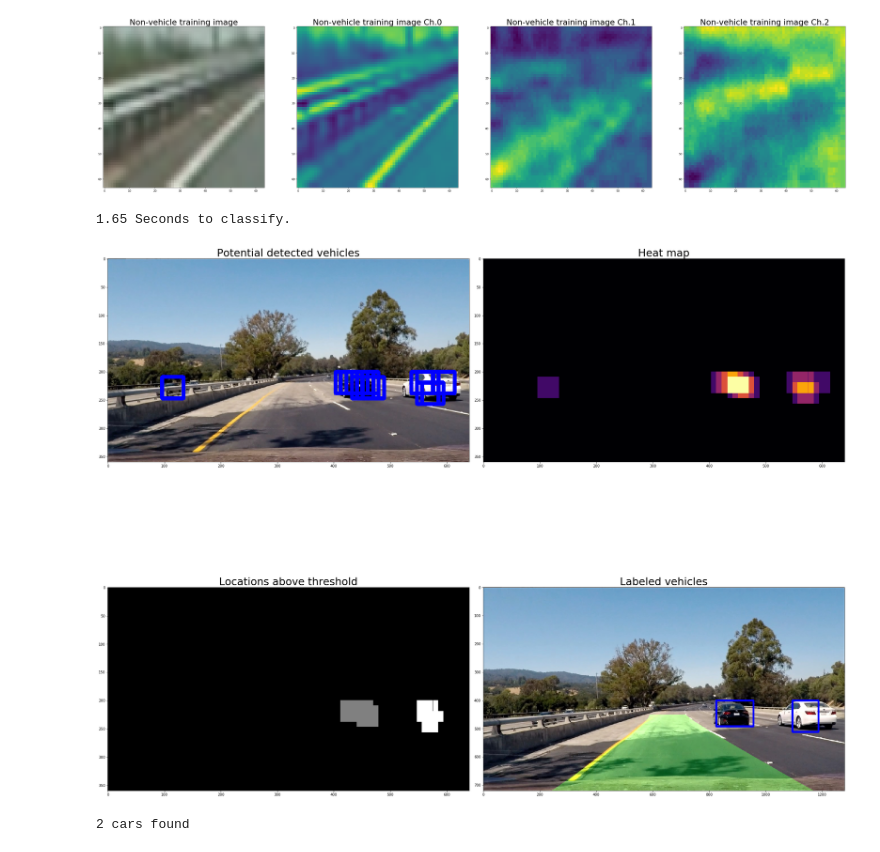
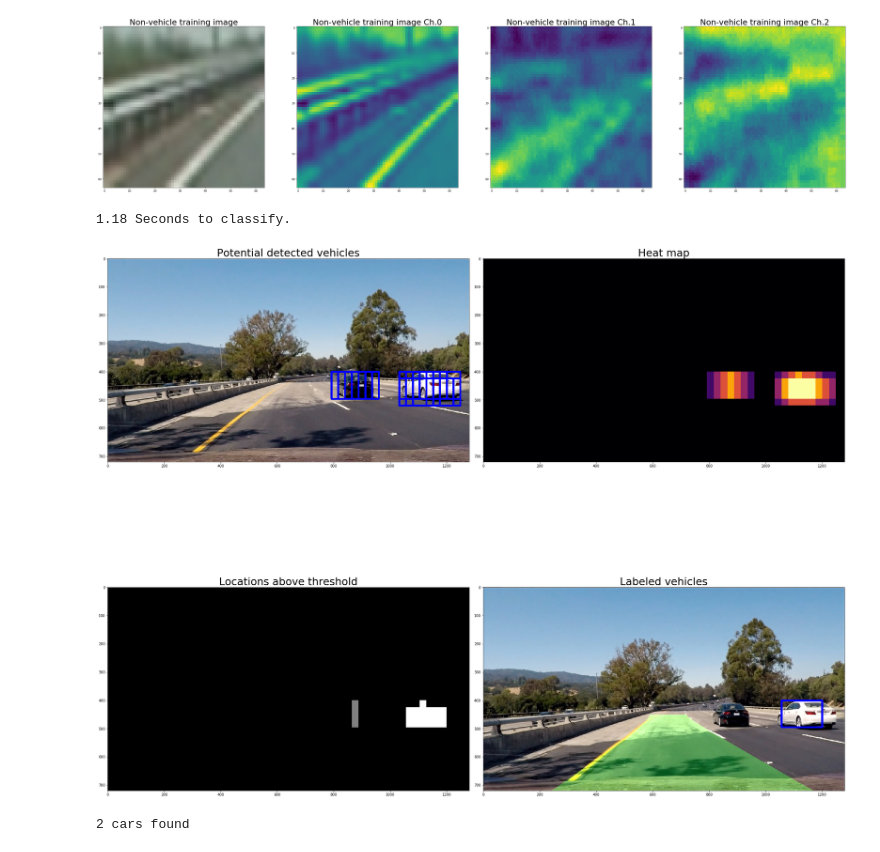
Before and after one commit to henyau/SDC_proj5, a Jupyter notebook: VehicleDetection_Keras.ipynb, the cells around one changed output. Drawn from its saved outputs; the diff is of its cells as text; code cells hidden in the pictures.

```diff
--- a/VehicleDetection_Keras.ipynb
+++ b/VehicleDetection_Keras.ipynb
@@ -272,7 +272,7 @@ def find_cars(img, ystart, ystop, scale, clf, X_scaler, orient, pix_per_cell, ce
     else return just the heatmap
     """
     draw_img = np.copy(img)
-#     img = img.astype(np.float32)/255 # not sure why this was in here... it is normalized by X_scaler
+    img = img.astype(np.float32)/255
 
     img_tosearch = img[ystart:ystop,:,:]
     ctrans_tosearch = convert_color(img_tosearch, conv='RGB2YCrCb')
@@ -336,7 +336,7 @@ def find_cars(img, ystart, ystop, scale, clf, X_scaler, orient, pix_per_cell, ce
             test_prediction = (clf.predict(test_features))
 #             print(test_prediction)
 
-            if test_prediction >0.4:
+            if test_prediction >0.95:
                 xbox_left = np.int(xleft*scale)
                 ytop_draw = np.int(ytop*scale)
                 win_draw = np.int(window*scale)
@@ -373,7 +373,7 @@ font = cv2.FONT_HERSHEY_SIMPLEX
 img = mpimg.imread('./data/test_images/test4.jpg')
 t=time.time()
 
-scale_img = 2
+scale_img = 1
 
 # out_img1, heat_img1 = find_cars(img, ystart, ystop, scale, svc, X_scaler, orient, pix_per_cell, cell_per_block, spatial_size, hist_bins)
 
@@ -382,12 +382,19 @@ img_small = cv2.resize(img,None, fx=1/scale_img, fy=1/scale_img, interpolation =
 
 
 # out_img1, heat_img1 = find_cars(img_small, ystart//scale_img, ystop//scale_img, scale, clf, X_scaler, orient, pix_per_cell, cell_per_block, spatial_size, hist_bins)
-scale = 1.2
+scale = 0.7
 use_tf_b = True
 
 if use_tf_b == True:
+    scale = 2
     out_img1, heat_img1 = find_cars(img_small, int(ystart//scale_img), int(ystop//scale_img), scale, clf, X_scaler, \
                      orient, pix_per_cell, cell_per_block, spatial_size, hist_bins, cells_per_step = 1)
+#     scale = 2
+#     out_img2, heat_img2 = find_cars(img_small, int(ystart//scale_img), int(ystop//scale_img), scale, clf, X_scaler, \
+#                      orient, pix_per_cell, cell_per_block, spatial_size, hist_bins, cells_per_step = 1)
+#     scale = 1
+#     out_img3, heat_img3 = find_cars(img_small, int(ystart//scale_img), int(ystop//scale_img), scale, clf, X_scaler, \
+#                      orient, pix_per_cell, cell_per_block, spatial_size, hist_bins, cells_per_step = 2)
 
 else:
     out_img1, heat_img1 = find_cars(img_small, int(ystart//scale_img), int(ystop//scale_img), scale, svc, X_scaler, \
@@ -397,8 +404,8 @@ else:
 # out_img2, heat_img2 = find_cars(img_small, int(ystart//scale_img), int(ystop//scale_img), scale, clf, X_scaler, \
 #                      orient, pix_per_cell, cell_per_block, spatial_size, hist_bins, cells_per_step = 2)
 
-heat_img = heat_img1#+heat_img2#+heat_img3
-threshold_val = 1
+heat_img = heat_img1#+heat_img2+heat_img3
+threshold_val = 3
 
 
 t2 = time.time()
@@ -407,35 +414,35 @@ print(round(t2-t, 2), 'Seconds to classify.')
 
 plt.figure(figsize = (30,30))
 plt.subplot(2, 2, 1)
 plt.title('Potential detected vehicles',fontsize=30)
 plt.imshow(out_img1)
 
 plt.subplot(2, 2, 2)
 plt.imshow(heat_img, cmap='inferno', vmin=0, vmax=5)
 plt.title('Heat map',fontsize=30)
 
 heat_thresh_img = apply_threshold(heat_img, threshold_val)
 labels = label(heat_thresh_img)
 
 img_lane = lane_overlay.process_lane_overlay(img,objpoints, imgpoints, mtx, dist, M,Minv, left_line, right_line,warp_ratio,ctr_pt)
 img_labeled = draw_labeled_bboxes(img_lane, labels, scale_img)
 
 
 plt.subplot(2, 2, 3)
 plt.imshow(labels[0], cmap='gray')
 plt.title('Locations above threshold',fontsize=30)
 
 plt.subplot(2, 2, 4)
 plt.imshow(img_labeled)
 plt.title('Labeled vehicles',fontsize=30)
 
 plt.tight_layout()
 plt.show()
 
 print(labels[1], 'cars found')
 # %% [output]
-1.65 Seconds to classify.
+1.18 Seconds to classify.
-[figure, old version]
+[figure, new version]
 2 cars found
 # %%
 global heat_img_array
```
Also changed, not shown: parts of 2 cells of this notebook, 2 other files.
